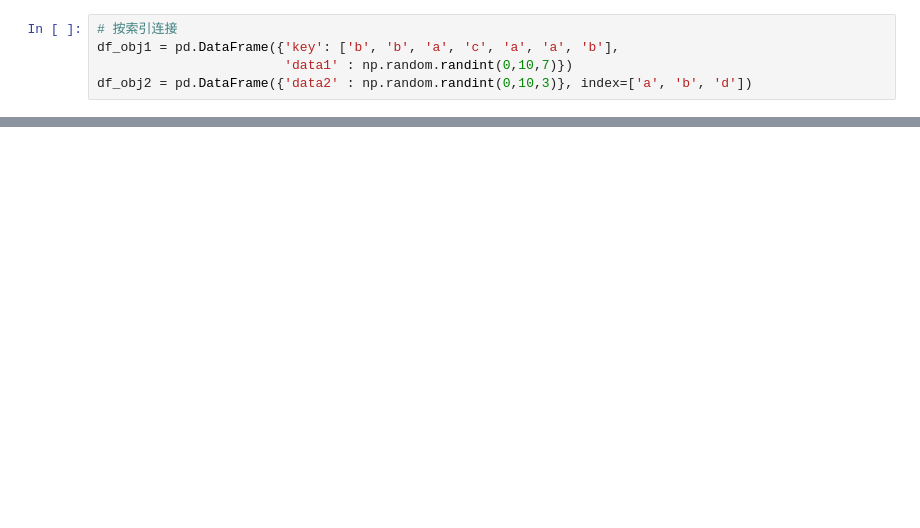
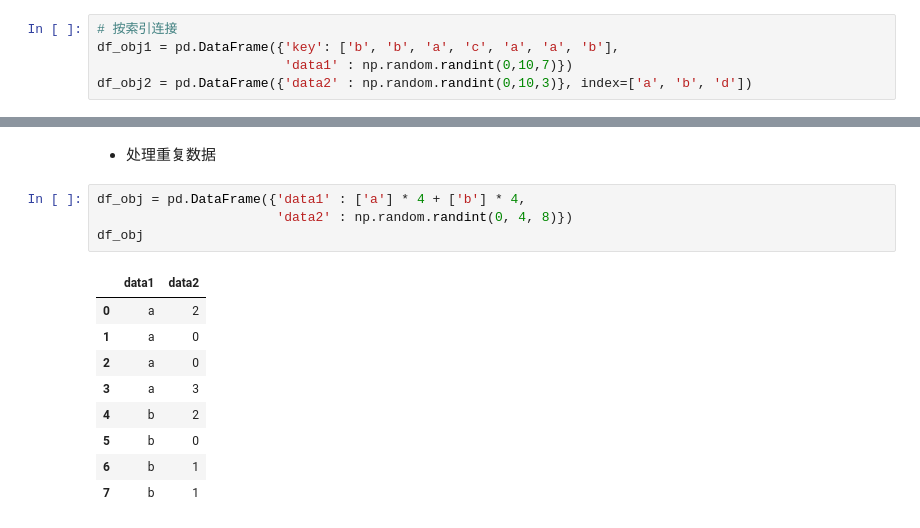
Before and after one commit to SlimAnthony/Pandas_Experiments, a Jupyter notebook: 07_data_preparation.ipynb, the cells around one changed output, grey strips where cells are left out. Saved outputs shown, nothing was run; the diff lists cells and outputs as text; blank space fills up the shorter version.

```diff
--- a/07_data_preparation.ipynb
+++ b/07_data_preparation.ipynb
@@ -208,0 +444,16 @@ pd.merge(df_obj1, df_obj2, left_on='key', right_index=True)
+# %% [markdown]
+* 处理重复数据
+# %%
+df_obj = pd.DataFrame({'data1' : ['a'] * 4 + ['b'] * 4,
+                       'data2' : np.random.randint(0, 4, 8)})
+df_obj
+# %% [output]
+|  | data1 | data2 |
+| 0 | a | 2 |
+| 1 | a | 0 |
+| 2 | a | 0 |
+| 3 | a | 3 |
+| 4 | b | 2 |
+| 5 | b | 0 |
+| 6 | b | 1 |
+| 7 | b | 1 |
```
Also changed, not shown: parts of 41 cells of this notebook.
